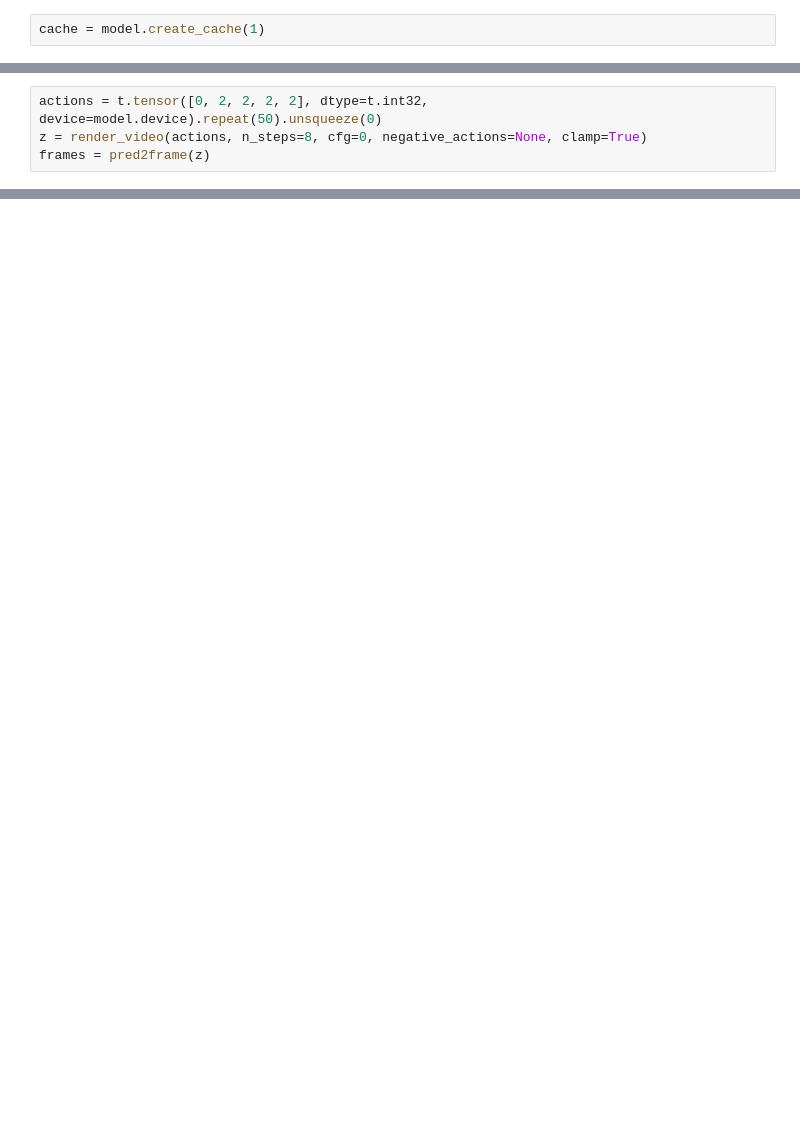
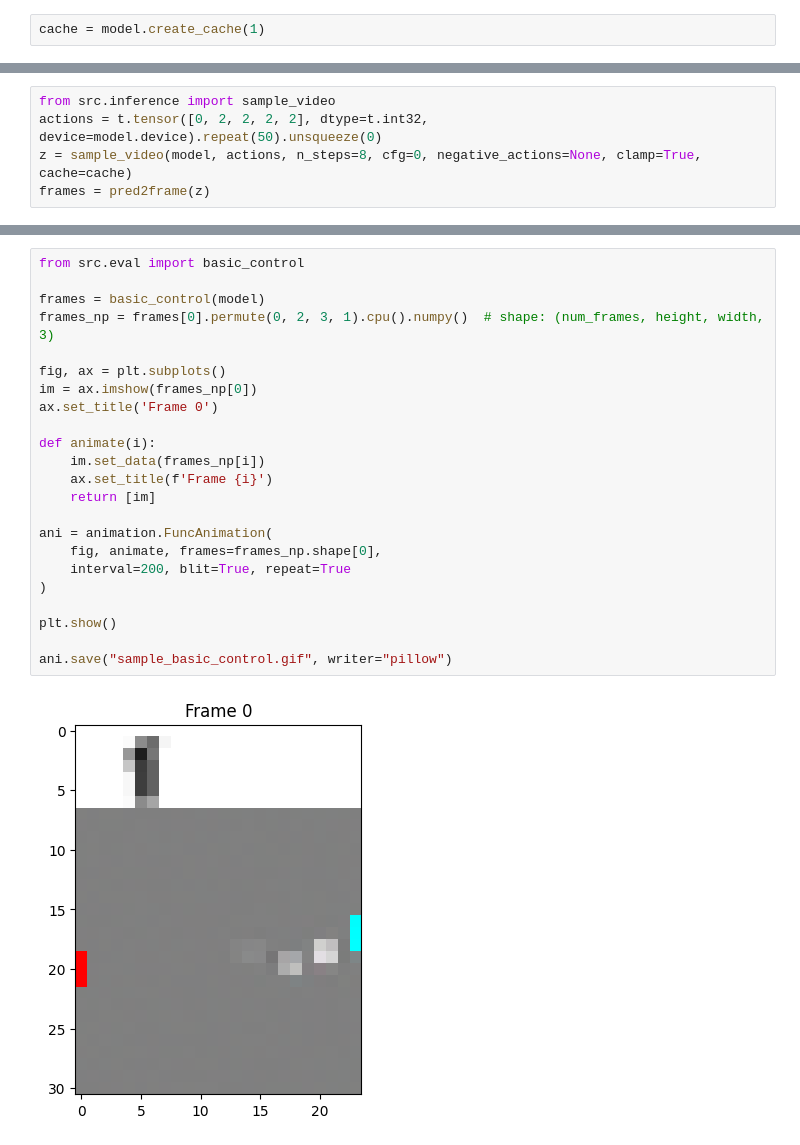
Before and after one commit to wendlerc/toy-wm, a Jupyter notebook: generate_with_cache.ipynb, the cells around one changed output, grey strips where cells are left out. Saved outputs shown, nothing was run; the diff lists cells and outputs as text; blank space fills up the shorter version.

Commit message:
basic control eval

```diff
--- a/generate_with_cache.ipynb
+++ b/generate_with_cache.ipynb
@@ -83,6 +100,7 @@ def render_video(actions, n_steps=4, cfg=0, negative_actions=None, clamp=True, c
 # %%
+from src.inference import sample_video
 actions = t.tensor([0, 2, 2, 2, 2], dtype=t.int32, device=model.device).repeat(50).unsqueeze(0)
-z = render_video(actions, n_steps=8, cfg=0, negative_actions=None, clamp=True)
+z = sample_video(model, actions, n_steps=8, cfg=0, negative_actions=None, clamp=True, cache=cache)
 frames = pred2frame(z)
 # %%
 import matplotlib.pyplot as plt
@@ -119,0 +140,25 @@ else:
+# %%
+from src.eval import basic_control
+
+frames = basic_control(model)
+frames_np = frames[0].permute(0, 2, 3, 1).cpu().numpy()  # shape: (num_frames, height, width, 3)
+
+fig, ax = plt.subplots()
+im = ax.imshow(frames_np[0])
+ax.set_title('Frame 0')
+
+def animate(i):
+    im.set_data(frames_np[i])
+    ax.set_title(f'Frame {i}')
+    return [im]
+
+ani = animation.FuncAnimation(
+    fig, animate, frames=frames_np.shape[0],
+    interval=200, blit=True, repeat=True
+)
+
+plt.show()
+
+ani.save("sample_basic_control.gif", writer="pillow")
+# %% [output]
+[figure, added]
```
Also changed, not shown: parts of 8 cells of this notebook, 6 other files.
